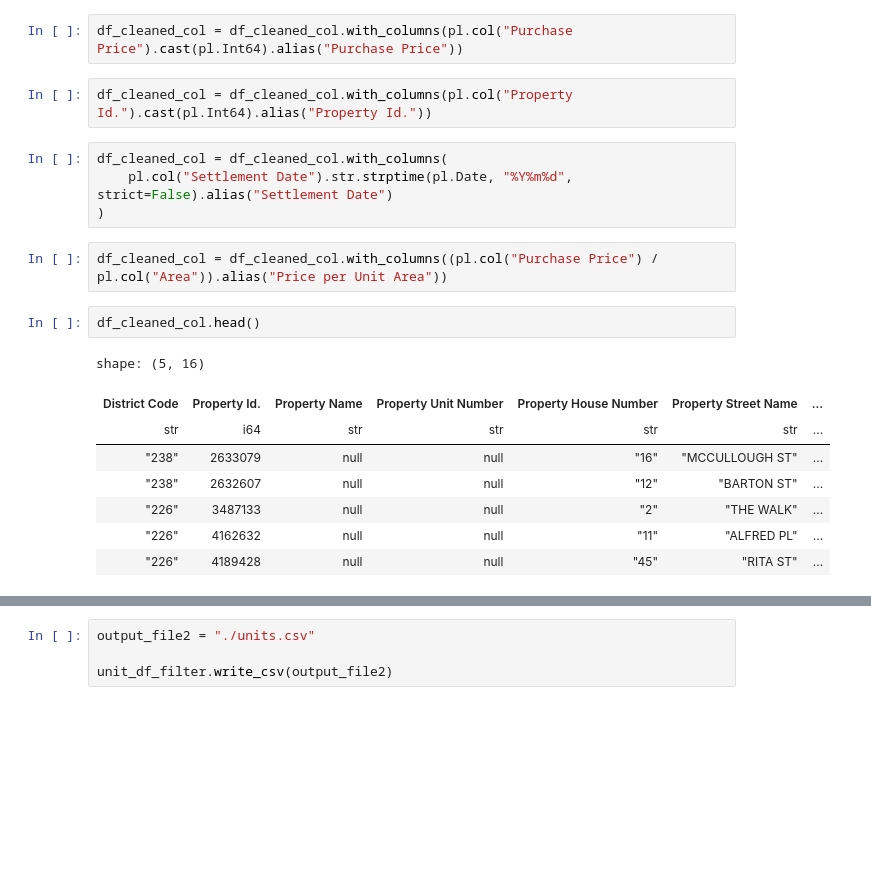
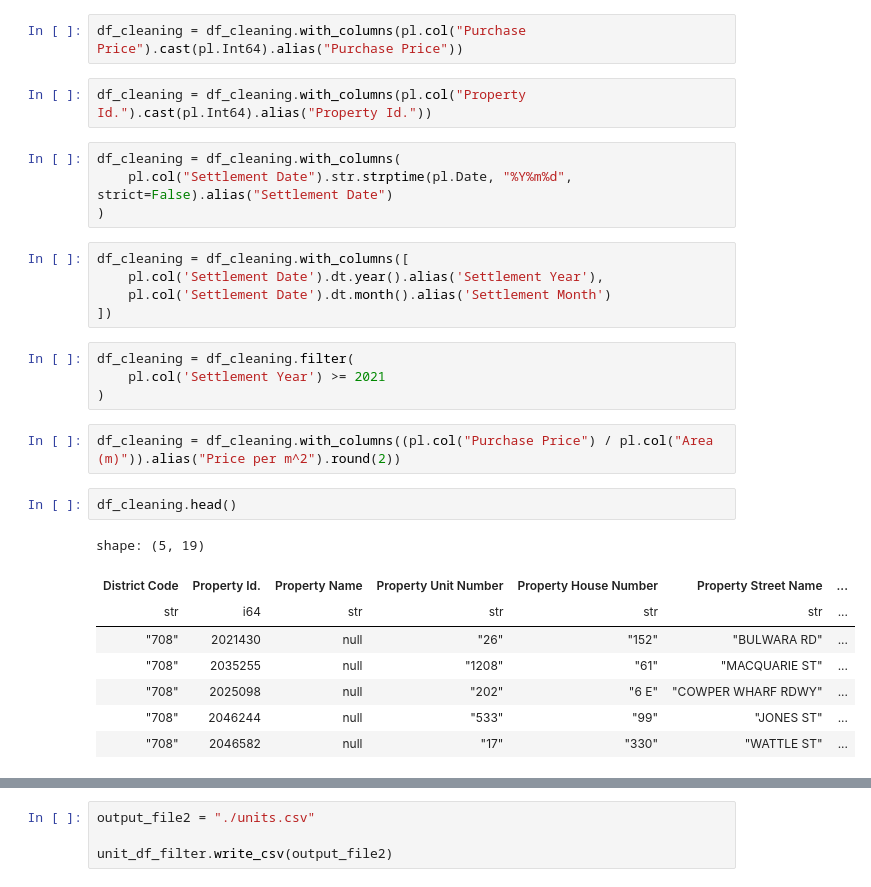
Before and after one commit to lirralirra/Project3_DataeEngineering_Group3, a Jupyter notebook: project3.ipynb, the cells around one changed output, grey strips where cells are left out. Saved outputs shown, nothing was run; the diff lists cells and outputs as text; blank space fills up the shorter version.

```diff
--- a/project3.ipynb
+++ b/project3.ipynb
@@ -82,22 +133,31 @@ df_cleaned_col = df_cleaned_col.with_columns(pl.col("Area").cast(pl.Float64).ali
 # %%
-df_cleaned_col = df_cleaned_col.with_columns(pl.col("Purchase Price").cast(pl.Int64).alias("Purchase Price"))
+df_cleaning = df_cleaning.with_columns(pl.col("Purchase Price").cast(pl.Int64).alias("Purchase Price"))
 # %%
-df_cleaned_col = df_cleaned_col.with_columns(pl.col("Property Id.").cast(pl.Int64).alias("Property Id."))
+df_cleaning = df_cleaning.with_columns(pl.col("Property Id.").cast(pl.Int64).alias("Property Id."))
 # %%
-df_cleaned_col = df_cleaned_col.with_columns(
+df_cleaning = df_cleaning.with_columns(
     pl.col("Settlement Date").str.strptime(pl.Date, "%Y%m%d", strict=False).alias("Settlement Date")
 )
+# %%
+df_cleaning = df_cleaning.with_columns([
+    pl.col('Settlement Date').dt.year().alias('Settlement Year'),
+    pl.col('Settlement Date').dt.month().alias('Settlement Month')
+])
+# %%
+df_cleaning = df_cleaning.filter(
+    pl.col('Settlement Year') >= 2021
+)
 # %%
-df_cleaned_col = df_cleaned_col.with_columns((pl.col("Purchase Price") / pl.col("Area")).alias("Price per Unit Area"))
+df_cleaning = df_cleaning.with_columns((pl.col("Purchase Price") / pl.col("Area (m)")).alias("Price per m^2").round(2))
 # %%
-df_cleaned_col.head()
+df_cleaning.head()
 # %% [output]
-shape: (5, 16)
+shape: (5, 19)
 | District Code | Property Id. | Property Name | Property Unit Number | Property House Number | Property Street Name | ... |
 | str | i64 | str | str | str | str | ... |
-| "238" | 2633079 | null | null | "16" | "MCCULLOUGH ST" | ... |
-| "238" | 2632607 | null | null | "12" | "BARTON ST" | ... |
-| "226" | 3487133 | null | null | "2" | "THE WALK" | ... |
-| "226" | 4162632 | null | null | "11" | "ALFRED PL" | ... |
-| "226" | 4189428 | null | null | "45" | "RITA ST" | ... |
+| "708" | 2021430 | null | "26" | "152" | "BULWARA RD" | ... |
+| "708" | 2035255 | null | "1208" | "61" | "MACQUARIE ST" | ... |
+| "708" | 2025098 | null | "202" | "6 E" | "COWPER WHARF RDWY" | ... |
+| "708" | 2046244 | null | "533" | "99" | "JONES ST" | ... |
+| "708" | 2046582 | null | "17" | "330" | "WATTLE ST" | ... |
 # %%
```
Also changed, not shown: parts of 32 cells of this notebook, 3 other files.
